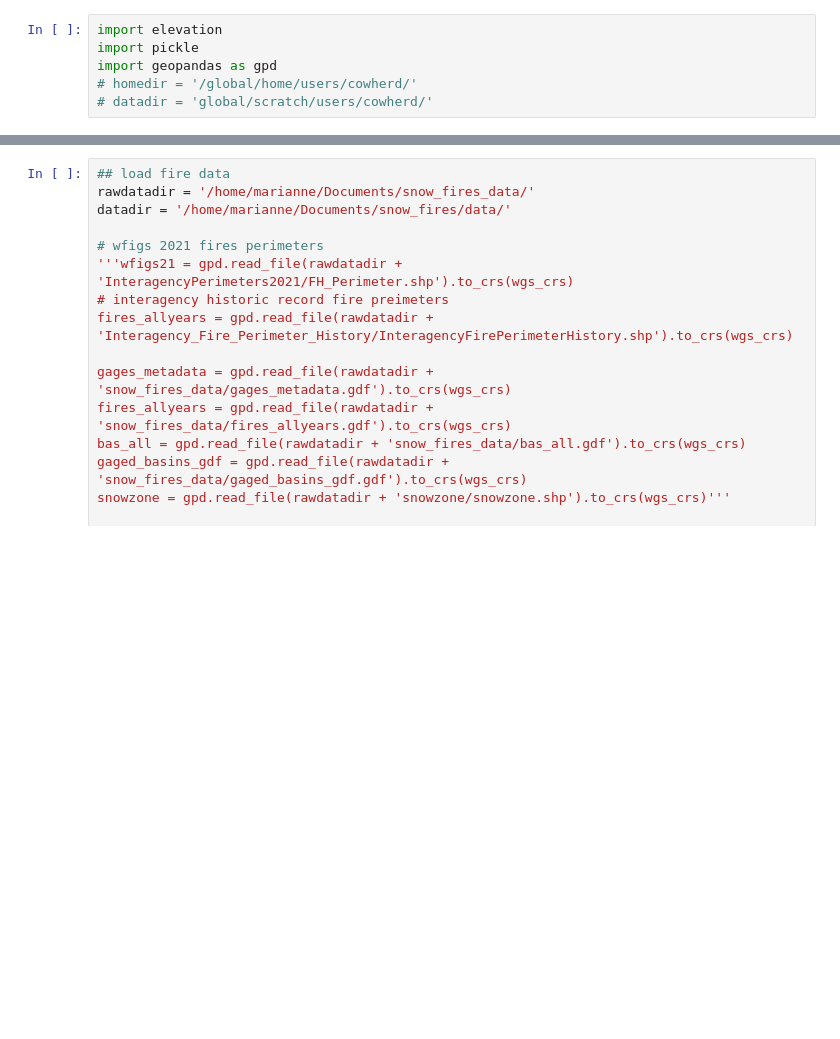
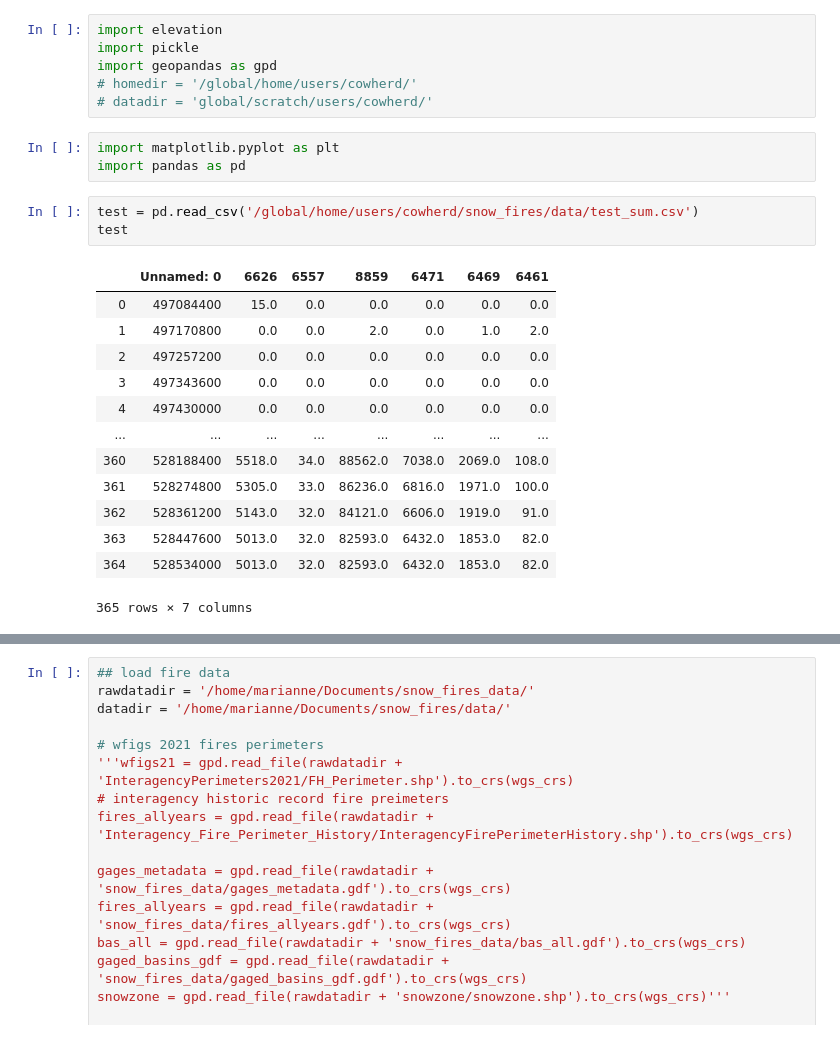
Before and after one commit to mariannecowherd/snow_fires, a Jupyter notebook: scripts/elevation.ipynb, the cells around one changed output, grey strips where cells are left out. Saved outputs shown, nothing was run; the diff lists cells and outputs as text; blank space fills up the shorter version.

```diff
--- a/scripts/elevation.ipynb
+++ b/scripts/elevation.ipynb
@@ -4,3 +4,23 @@ import pickle
 import geopandas as gpd
 # homedir = '/global/home/users/cowherd/'
 # datadir = 'global/scratch/users/cowherd/'
+# %%
+import matplotlib.pyplot as plt
+import pandas as pd
+# %%
+test = pd.read_csv('/global/home/users/cowherd/snow_fires/data/test_sum.csv')
+test
+# %% [output]
+|  | Unnamed: 0 | 6626 | 6557 | 8859 | 6471 | 6469 | 6461 |
+| 0 | 497084400 | 15.0 | 0.0 | 0.0 | 0.0 | 0.0 | 0.0 |
+| 1 | 497170800 | 0.0 | 0.0 | 2.0 | 0.0 | 1.0 | 2.0 |
+| 2 | 497257200 | 0.0 | 0.0 | 0.0 | 0.0 | 0.0 | 0.0 |
+| 3 | 497343600 | 0.0 | 0.0 | 0.0 | 0.0 | 0.0 | 0.0 |
+| 4 | 497430000 | 0.0 | 0.0 | 0.0 | 0.0 | 0.0 | 0.0 |
+| ... | ... | ... | ... | ... | ... | ... | ... |
+| 360 | 528188400 | 5518.0 | 34.0 | 88562.0 | 7038.0 | 2069.0 | 108.0 |
+| 361 | 528274800 | 5305.0 | 33.0 | 86236.0 | 6816.0 | 1971.0 | 100.0 |
+| 362 | 528361200 | 5143.0 | 32.0 | 84121.0 | 6606.0 | 1919.0 | 91.0 |
+| 363 | 528447600 | 5013.0 | 32.0 | 82593.0 | 6432.0 | 1853.0 | 82.0 |
+| 364 | 528534000 | 5013.0 | 32.0 | 82593.0 | 6432.0 | 1853.0 | 82.0 |
+365 rows × 7 columns
```
Also changed, not shown: parts of 3 cells of this notebook, 3 other files.
